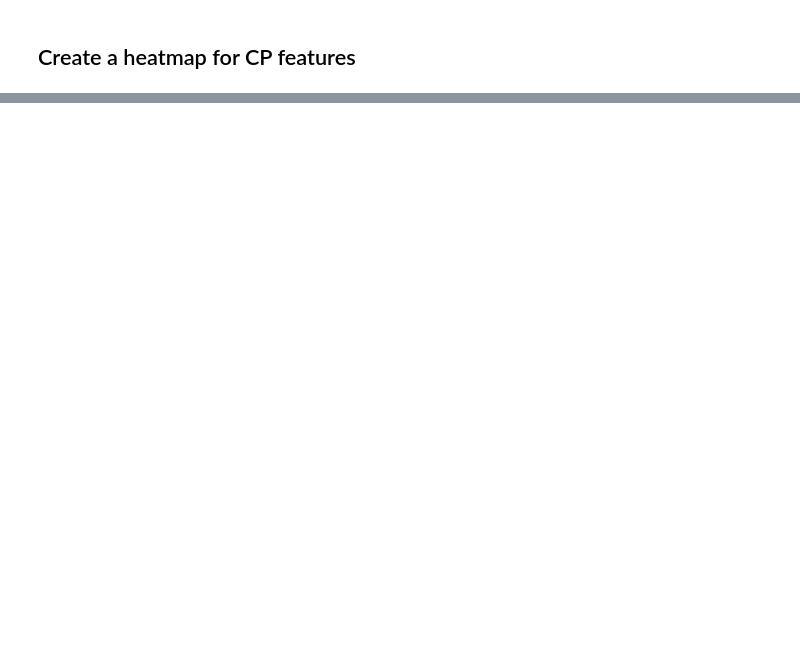
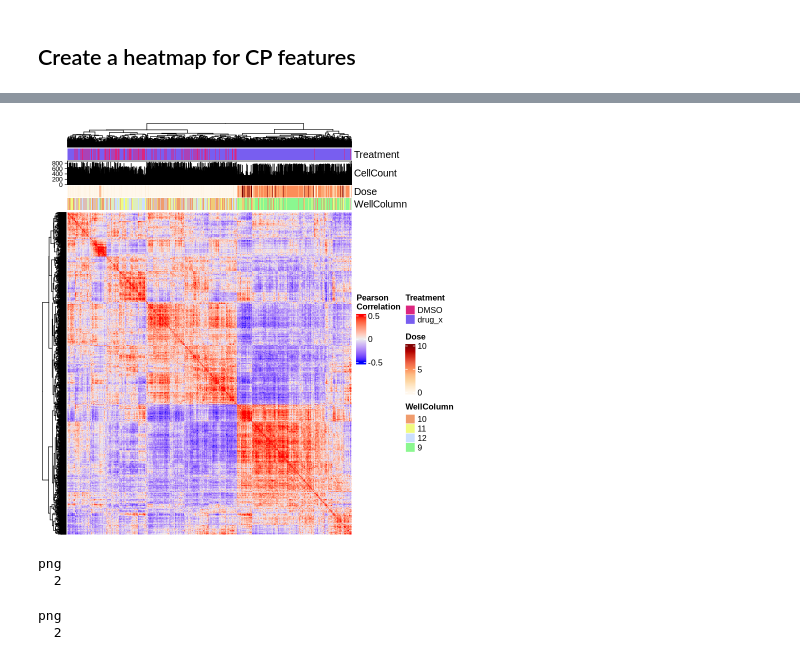
Before and after one commit to gwaybio/CFReT_data, a Jupyter notebook: 4.analyze-data/notebooks/heatmap/single-cell-heatmap.ipynb, the cells around one changed output, grey strips where cells are left out. Saved outputs shown, nothing was run; the diff lists cells and outputs as text; code cells hidden in the pictures; blank space fills up the shorter version.

Commit message:
add heatmap generation

```diff
--- a/4.analyze-data/notebooks/heatmap/single-cell-heatmap.ipynb
+++ b/4.analyze-data/notebooks/heatmap/single-cell-heatmap.ipynb
@@ -97,30 +115,44 @@ A matrix: 3 × 17352 of type dbl
 # %%
+# Generate heatmap
 ht <- Heatmap(
     cp_cor_matrix,
     name = "Pearson\nCorrelation",
     column_dend_side = "top",
 
     clustering_method_columns = "average",
     clustering_method_rows = "average",
 
     top_annotation = HeatmapAnnotation(
         Treatment = cp_metadata_df$Metadata_treatment,
         CellCount = anno_barplot(
             cp_metadata_df$Metadata_cell_count_per_well,
             height = unit(1, "cm")
         ),
-        Well = cp_metadata_df$Metadata_Well,
-        Dose = cp_metadata_df$Metadata_dose
+        Dose = cp_metadata_df$Metadata_dose_value,
+        WellColumn = cp_metadata_df$Metadata_WellCol,
+
+        col = list(
+            Treatment = treatment_colors,
+            Dose = dose_col
+        )
+
     )
 )
 
 draw(ht)
+# %% [output]
+[figure, added]
 # %%
 # Save heatmap to file
-pdf(paste0(dp_heatmap_file_noext, ".pdf"))
+pdf(paste0(cp_heatmap_file_noext, ".pdf"))
 draw(ht)
 dev.off()
 
-png(paste0(dp_heatmap_file_noext, ".png"), width = 6.5, height = 6, units = "in", res = 500)
+png(paste0(cp_heatmap_file_noext, ".png"), width = 6.5, height = 6, units = "in", res = 500)
 draw(ht)
 dev.off()
+# %% [output]
+png
+  2
+png
+  2
```
Also changed, not shown: parts of 9 cells of this notebook, 1 other file.
